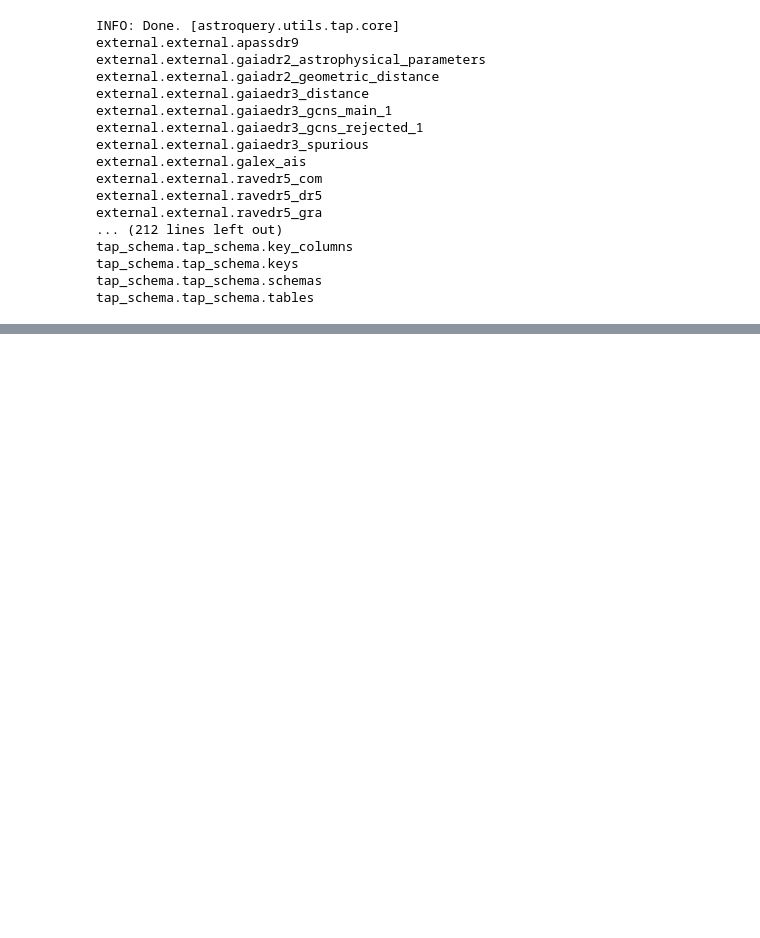
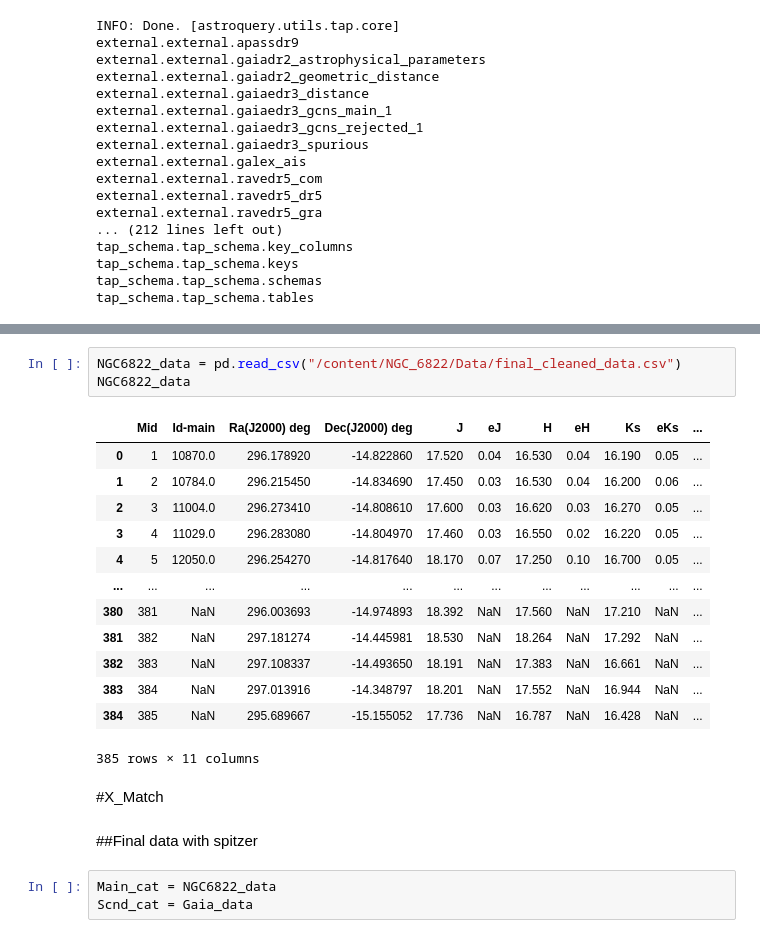
Before and after one commit to Mahdi-Abdollahii/NGC_6822, a Jupyter notebook: XMatch_With_GAIA.ipynb, the cells around one changed output, grey strips where cells are left out. Saved outputs shown, nothing was run; the diff lists cells and outputs as text; blank space fills up the shorter version.

```diff
--- a/XMatch_With_GAIA.ipynb
+++ b/XMatch_With_GAIA.ipynb
@@ -516,0 +194,24 @@ This figure shows that this cluster ( Blanco_1 ) is located in main sequence.
+# %%
+NGC6822_data = pd.read_csv("/content/NGC_6822/Data/final_cleaned_data.csv")
+NGC6822_data
+# %% [output]
+|  | Mid | Id-main | Ra(J2000) deg | Dec(J2000) deg | J | eJ | H | eH | Ks | eKs | ... |
+| 0 | 1 | 10870.0 | 296.178920 | -14.822860 | 17.520 | 0.04 | 16.530 | 0.04 | 16.190 | 0.05 | ... |
+| 1 | 2 | 10784.0 | 296.215450 | -14.834690 | 17.450 | 0.03 | 16.530 | 0.04 | 16.200 | 0.06 | ... |
+| 2 | 3 | 11004.0 | 296.273410 | -14.808610 | 17.600 | 0.03 | 16.620 | 0.03 | 16.270 | 0.05 | ... |
+| 3 | 4 | 11029.0 | 296.283080 | -14.804970 | 17.460 | 0.03 | 16.550 | 0.02 | 16.220 | 0.05 | ... |
+| 4 | 5 | 12050.0 | 296.254270 | -14.817640 | 18.170 | 0.07 | 17.250 | 0.10 | 16.700 | 0.05 | ... |
+| ... | ... | ... | ... | ... | ... | ... | ... | ... | ... | ... | ... |
+| 380 | 381 | NaN | 296.003693 | -14.974893 | 18.392 | NaN | 17.560 | NaN | 17.210 | NaN | ... |
+| 381 | 382 | NaN | 297.181274 | -14.445981 | 18.530 | NaN | 18.264 | NaN | 17.292 | NaN | ... |
+| 382 | 383 | NaN | 297.108337 | -14.493650 | 18.191 | NaN | 17.383 | NaN | 16.661 | NaN | ... |
+| 383 | 384 | NaN | 297.013916 | -14.348797 | 18.201 | NaN | 17.552 | NaN | 16.944 | NaN | ... |
+| 384 | 385 | NaN | 295.689667 | -15.155052 | 17.736 | NaN | 16.787 | NaN | 16.428 | NaN | ... |
+385 rows × 11 columns
+# %% [markdown]
+#X_Match
+# %% [markdown]
+##Final data with spitzer
+# %%
+Main_cat = NGC6822_data
+Scnd_cat = Gaia_data
```
Also changed, not shown: parts of 55 cells of this notebook.
